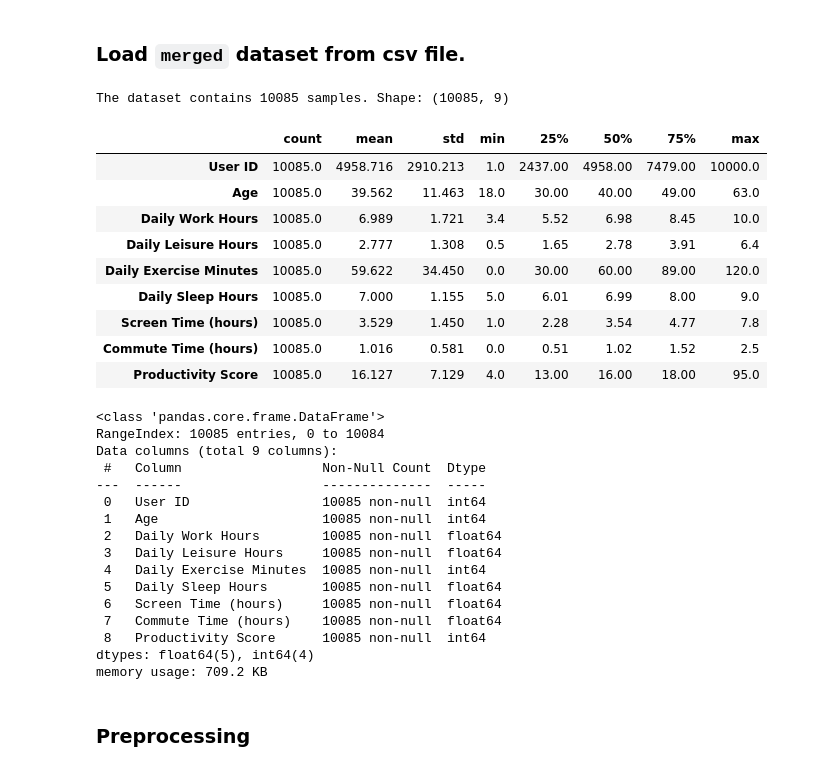
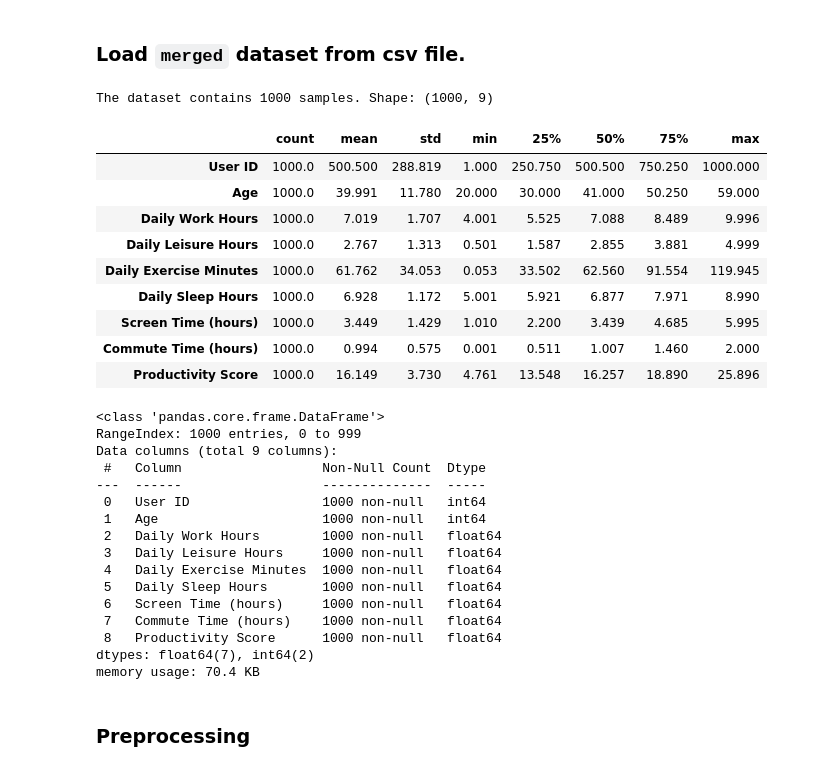
Before and after one commit to yceugene/learnsync, a Jupyter notebook: src/simulation.ipynb, the cells around one changed output. Saved outputs shown, nothing was run; the diff lists cells and outputs as text; code cells hidden in the pictures.

```diff
--- a/src/simulation.ipynb
+++ b/src/simulation.ipynb
@@ -162,42 +162,42 @@ Merged dataframe have been saved as ../data/merged.csv.
 ### Load `merged` dataset from csv file.
 # %%
 # Load new data
-path = "../data/merged.csv"
+path = "../data/synthetic_productivity_dataset.csv"
 data = pd.read_csv(path)
 print(f"The dataset contains {data.shape[0]} samples. Shape: {data.shape}")
 
 data.describe().T.round(3)
 # %% [output]
-The dataset contains 10085 samples. Shape: (10085, 9)
+The dataset contains 1000 samples. Shape: (1000, 9)
 |  | count | mean | std | min | 25% | 50% | 75% | max |
-| User ID | 10085.0 | 4958.716 | 2910.213 | 1.0 | 2437.00 | 4958.00 | 7479.00 | 10000.0 |
-| Age | 10085.0 | 39.562 | 11.463 | 18.0 | 30.00 | 40.00 | 49.00 | 63.0 |
-| Daily Work Hours | 10085.0 | 6.989 | 1.721 | 3.4 | 5.52 | 6.98 | 8.45 | 10.0 |
-| Daily Leisure Hours | 10085.0 | 2.777 | 1.308 | 0.5 | 1.65 | 2.78 | 3.91 | 6.4 |
-| Daily Exercise Minutes | 10085.0 | 59.622 | 34.450 | 0.0 | 30.00 | 60.00 | 89.00 | 120.0 |
-| Daily Sleep Hours | 10085.0 | 7.000 | 1.155 | 5.0 | 6.01 | 6.99 | 8.00 | 9.0 |
-| Screen Time (hours) | 10085.0 | 3.529 | 1.450 | 1.0 | 2.28 | 3.54 | 4.77 | 7.8 |
-| Commute Time (hours) | 10085.0 | 1.016 | 0.581 | 0.0 | 0.51 | 1.02 | 1.52 | 2.5 |
-| Productivity Score | 10085.0 | 16.127 | 7.129 | 4.0 | 13.00 | 16.00 | 18.00 | 95.0 |
+| User ID | 1000.0 | 500.500 | 288.819 | 1.000 | 250.750 | 500.500 | 750.250 | 1000.000 |
+| Age | 1000.0 | 39.991 | 11.780 | 20.000 | 30.000 | 41.000 | 50.250 | 59.000 |
+| Daily Work Hours | 1000.0 | 7.019 | 1.707 | 4.001 | 5.525 | 7.088 | 8.489 | 9.996 |
+| Daily Leisure Hours | 1000.0 | 2.767 | 1.313 | 0.501 | 1.587 | 2.855 | 3.881 | 4.999 |
+| Daily Exercise Minutes | 1000.0 | 61.762 | 34.053 | 0.053 | 33.502 | 62.560 | 91.554 | 119.945 |
+| Daily Sleep Hours | 1000.0 | 6.928 | 1.172 | 5.001 | 5.921 | 6.877 | 7.971 | 8.990 |
+| Screen Time (hours) | 1000.0 | 3.449 | 1.429 | 1.010 | 2.200 | 3.439 | 4.685 | 5.995 |
+| Commute Time (hours) | 1000.0 | 0.994 | 0.575 | 0.001 | 0.511 | 1.007 | 1.460 | 2.000 |
+| Productivity Score | 1000.0 | 16.149 | 3.730 | 4.761 | 13.548 | 16.257 | 18.890 | 25.896 |
 # %%
 data.info()
 # %% [output]
 <class 'pandas.core.frame.DataFrame'>
-RangeIndex: 10085 entries, 0 to 10084
+RangeIndex: 1000 entries, 0 to 999
 Data columns (total 9 columns):
  #   Column                  Non-Null Count  Dtype
 ---  ------                  --------------  -----
- 0   User ID                 10085 non-null  int64
- 1   Age                     10085 non-null  int64
- 2   Daily Work Hours        10085 non-null  float64
- 3   Daily Leisure Hours     10085 non-null  float64
- 4   Daily Exercise Minutes  10085 non-null  int64
- 5   Daily Sleep Hours       10085 non-null  float64
- 6   Screen Time (hours)     10085 non-null  float64
- 7   Commute Time (hours)    10085 non-null  float64
- 8   Productivity Score      10085 non-null  int64
-dtypes: float64(5), int64(4)
-memory usage: 709.2 KB
+ 0   User ID                 1000 non-null   int64
+ 1   Age                     1000 non-null   int64
+ 2   Daily Work Hours        1000 non-null   float64
+ 3   Daily Leisure Hours     1000 non-null   float64
+ 4   Daily Exercise Minutes  1000 non-null   float64
+ 5   Daily Sleep Hours       1000 non-null   float64
+ 6   Screen Time (hours)     1000 non-null   float64
+ 7   Commute Time (hours)    1000 non-null   float64
+ 8   Productivity Score      1000 non-null   float64
+dtypes: float64(7), int64(2)
+memory usage: 70.4 KB
 # %% [markdown]
 ### Preprocessing
 # %%
```
Also changed, not shown: parts of 5 cells of this notebook.
